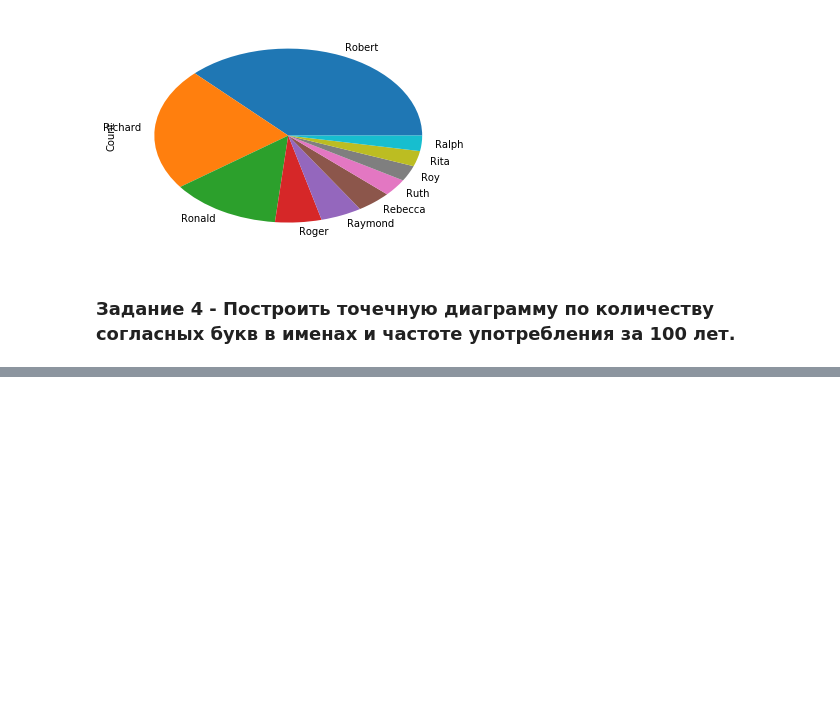
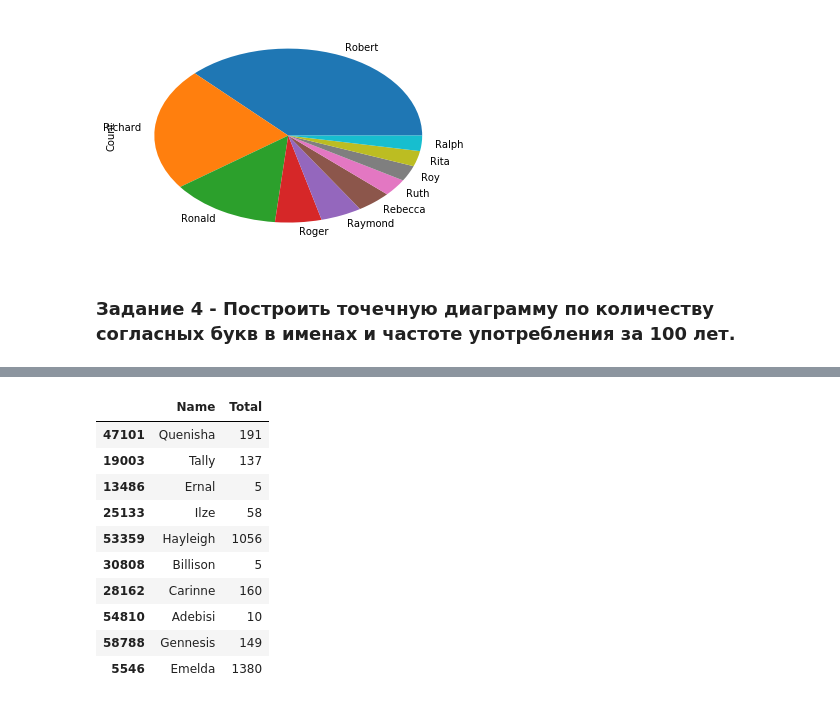
Before and after one commit to sokolovdp/netology, a Jupyter notebook: pandas_2.ipynb, the cells around one changed output, grey strips where cells are left out. Cells and saved outputs as stored; diff of their text form; code cells hidden in the pictures; blank space fills up the shorter version.

```diff
--- a/pandas_2.ipynb
+++ b/pandas_2.ipynb
@@ -98,5 +115,19 @@ for count in count_list[1:]:
 
 main_df = main_df[['Name', 'Total']].sort_values(by='Total', axis=0, ascending=False)
+# %%
+main_df.sample(10)
+# %% [output]
+|  | Name | Total |
+| 47101 | Quenisha | 191 |
+| 19003 | Tally | 137 |
+| 13486 | Ernal | 5 |
+| 25133 | Ilze | 58 |
+| 53359 | Hayleigh | 1056 |
+| 30808 | Billison | 5 |
+| 28162 | Carinne | 160 |
+| 54810 | Adebisi | 10 |
+| 58788 | Gennesis | 149 |
+| 5546 | Emelda | 1380 |
 # %%
 import re
 vowels = '[aeiouy]'
```
Also changed, not shown: parts of 11 cells of this notebook.
